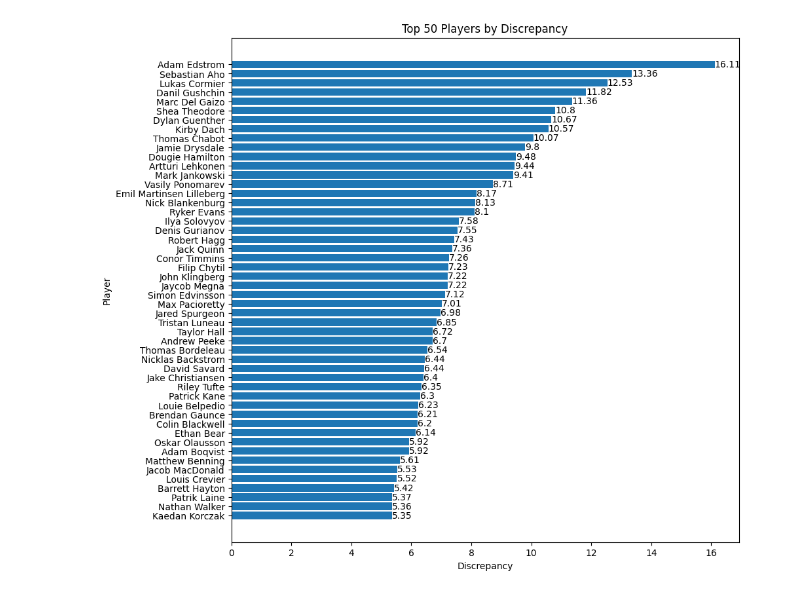
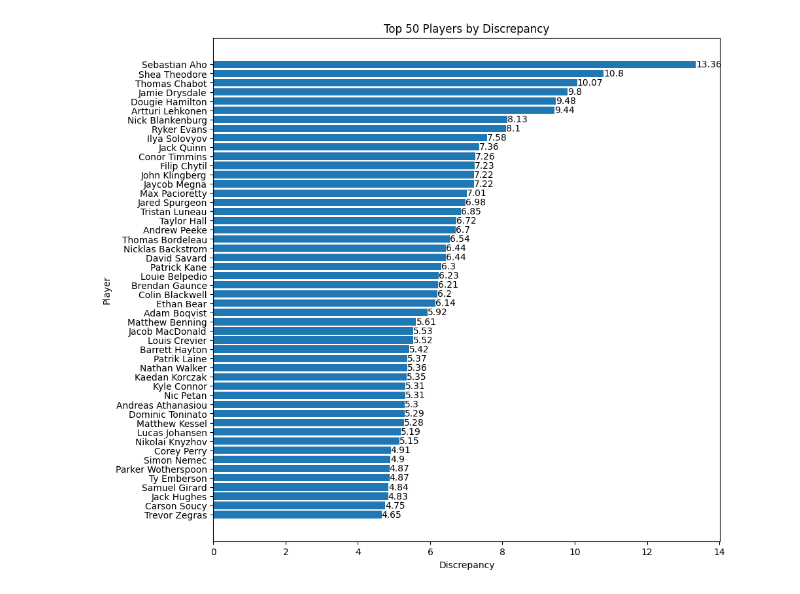
Before and after one commit to HMFlol/FantasyStats, a Jupyter notebook: playerprojections.ipynb, the cells around one changed output. Saved outputs shown, nothing was run; the diff lists cells and outputs as text; code cells hidden in the pictures.

```diff
--- a/playerprojections.ipynb
+++ b/playerprojections.ipynb
@@ -142,25 +140,20 @@ def analyze_data(df):
     return season_rankings, per_game_rankings
 # %%
 def find_value(season_rankings, per_game_rankings):
-    # Ensure Player is set as index for both dataframes
-    season_rankings.set_index("Player", inplace=True)
-    per_game_rankings.set_index("Player", inplace=True)
-
+    gp_min = 5
+    # Ensure Player and UID is set as index for both dataframes
+    season_rankings = season_rankings.set_index("Player")
+    per_game_rankings = per_game_rankings.set_index("Player")
+    # Filter out players who have played 5 games or less
+    season_rankings = season_rankings[season_rankings["GP"] > gp_min]
+    per_game_rankings = per_game_rankings[per_game_rankings["GP"] > gp_min]
     # Calculate discrepancy in value
-    discrepancy = per_game_rankings["Per Game Value"] - season_rankings["Season Value"]
-
+    discrepancy = (per_game_rankings["Per Game Value"] - season_rankings["Season Value"])
     # Create a new DataFrame for discrepancy
     discrepancy_df = discrepancy.to_frame(name="Discrepancy")
-
     # Filter players where Per Game Value is higher than Season Value
     filtered_discrepancy = discrepancy_df[discrepancy_df["Discrepancy"] > 0]
-
     # sort player by discrepancy
-    sorted_discrepancy = filtered_discrepancy.sort_values(
-        "Discrepancy", ascending=False
-    )
-
-    # Select top 50 players
-    top_50_players = sorted_discrepancy.head(50)
-
-    return top_50_players
+    sorted_discrepancy = filtered_discrepancy.sort_values("Discrepancy", ascending=False)
+    # Select and return the top 50 players
+    return sorted_discrepancy.head(50)
@@ -196,7 +206,7 @@ def visualize_top_50_discrepancy(season_rankings, per_game_rankings):
     plt.show()
 # %%
 # Output to Google Sheets
-def output_to_gsheets(df, worksheet_name):
+def output_to_gsheets(dataframe, worksheet_name, column_order):
     gc = gspread.oauth()
     sh = gc.open("FantasyStats")
 
@@ -209,27 +219,27 @@ def output_to_gsheets(df, worksheet_name):
     # Clear the worksheet
     worksheet.clear()
     # Convert the index to a column
-    df.reset_index(level=0, inplace=True)
+    dataframe = dataframe.reset_index(level=0)
 
     # Reorder the columns
-    df = df.reindex(columns=['Rank'] + COLUMN_ORDER)
+    dataframe = dataframe.reindex(columns=column_order)
 
     # Update the worksheet with the DataFrame data
-    worksheet.update(values=[df.columns.values.tolist()] + df.values.tolist(), range_name=None)
+    worksheet.update(values=[dataframe.columns.to_numpy().tolist(), *dataframe.to_numpy().tolist()], range_name=None)
 # %%
 # Main function
 def main():
     all_strengths = load_data("all_strengths.csv")
     even_strength = load_data("even_strength.csv")
     all_stats_df = add_d_and_stp(all_strengths, even_strength)
     season_rankings, per_game_rankings = analyze_data(all_stats_df)
     visualize_top_50_discrepancy(season_rankings, per_game_rankings)
-    output_to_gsheets(season_rankings, 'Season Rankings')
-    output_to_gsheets(per_game_rankings, 'Per Game Rankings')
+    output_to_gsheets(season_rankings, "Season Rankings", ["Rank", "Season Value", *COLUMN_ORDER])
+    output_to_gsheets(per_game_rankings, "Per Game Rankings", ["Rank", "Per Game Value", *COLUMN_ORDER])
 
 
 # Run the main function
 if __name__ == "__main__":
     main()
 # %% [output]
-[figure, old version]
+[figure, new version]
```
Also changed, not shown: parts of 13 cells of this notebook, 1 other file.
